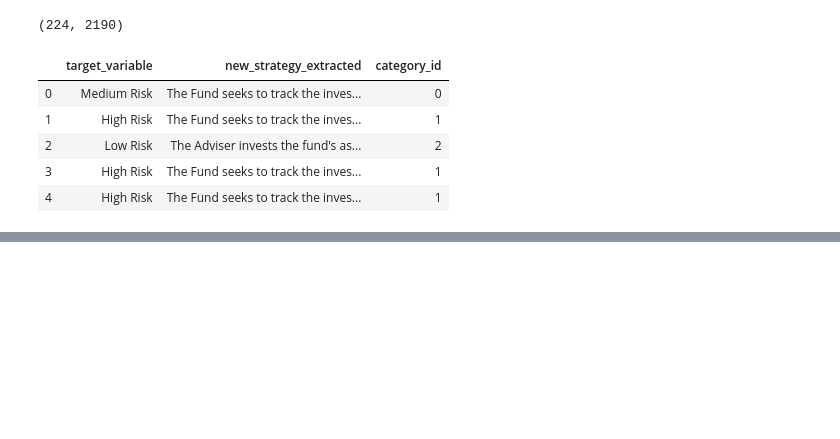
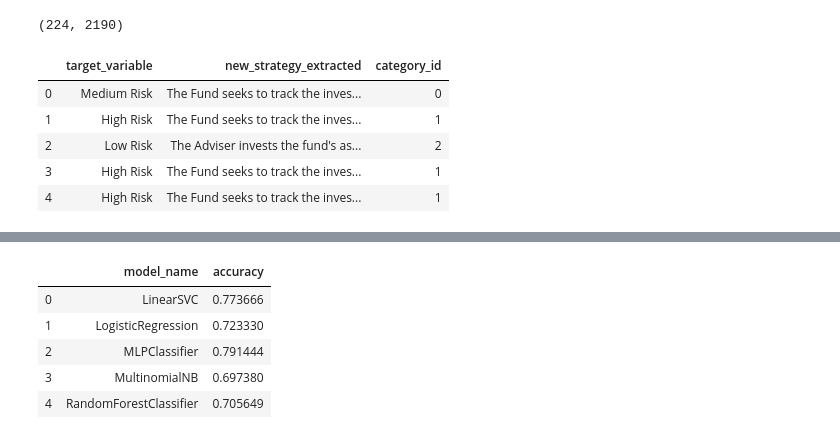
Before and after one commit to AmiraMuzaffar/Text-summarization-and-Classification-via-NLP, a Jupyter notebook: Text Classification.ipynb, the cells around one changed output, grey strips where cells are left out. Saved outputs shown, nothing was run; the diff lists cells and outputs as text; code cells hidden in the pictures; blank space fills up the shorter version.

```diff
--- a/Text Classification.ipynb
+++ b/Text Classification.ipynb
@@ -155,0 +241,11 @@ df.head()
+# %%
+df1 = cv_df.groupby('model_name').accuracy.mean()
+df2 = df1.to_frame().reset_index()
+df2
+# %% [output]
+|  | model_name | accuracy |
+| 0 | LinearSVC | 0.773666 |
+| 1 | LogisticRegression | 0.723330 |
+| 2 | MLPClassifier | 0.791444 |
+| 3 | MultinomialNB | 0.697380 |
+| 4 | RandomForestClassifier | 0.705649 |
```
Also changed, not shown: parts of 9 cells of this notebook.
